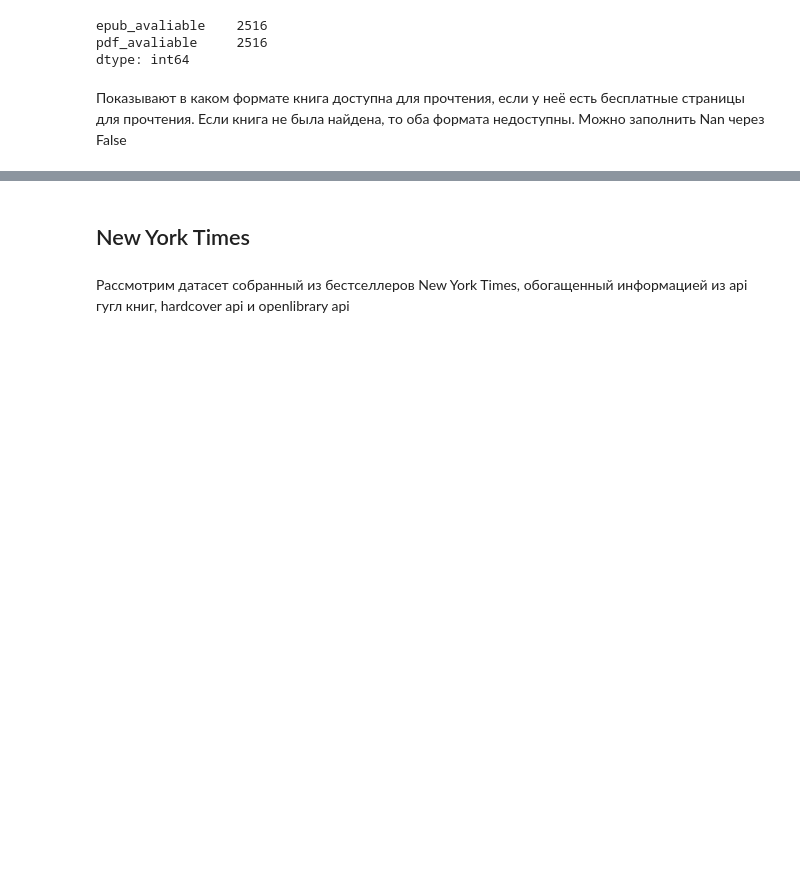
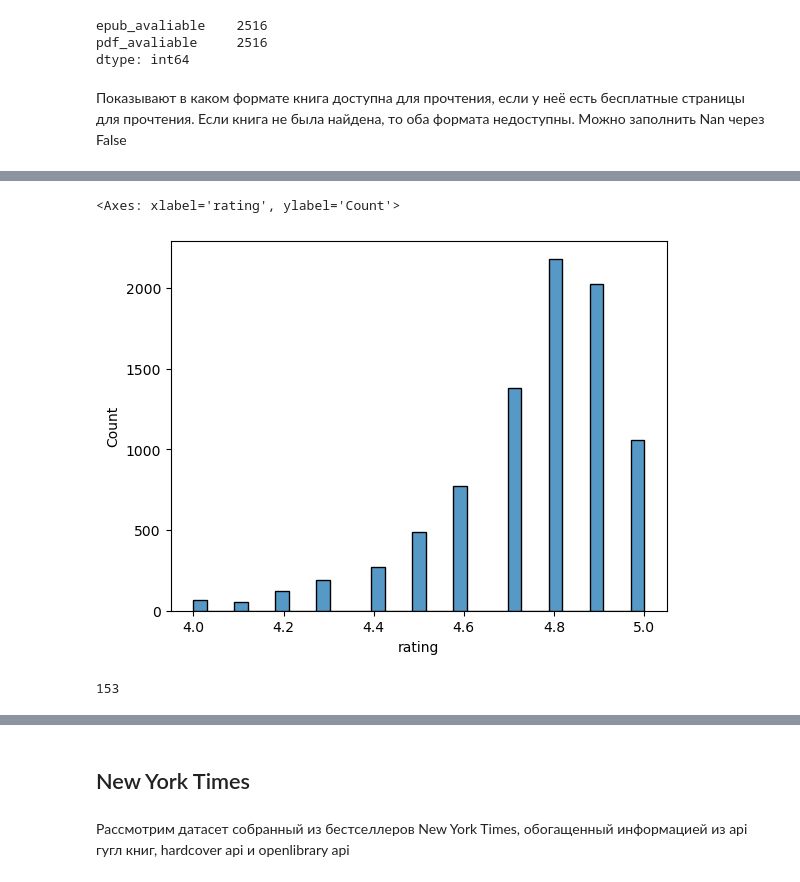
Before and after one commit to maxim-safonov/gp_2, a Jupyter notebook: EDA.ipynb, the cells around one changed output, grey strips where cells are left out. Saved outputs shown, nothing was run; the diff lists cells and outputs as text; code cells hidden in the pictures; blank space fills up the shorter version.

```diff
--- a/EDA.ipynb
+++ b/EDA.ipynb
@@ -544,0 +576,9 @@ df1
+# %%
+sns.histplot(df1[df1['rating'] >= 4]['rating'], binwidth=0.03)
+# %% [output]
+<Axes: xlabel='rating', ylabel='Count'>
+[figure, added]
+# %%
+df1['reviews_count'].isna().sum()
+# %% [output]
+153
```
Also changed, not shown: parts of 125 cells of this notebook.
